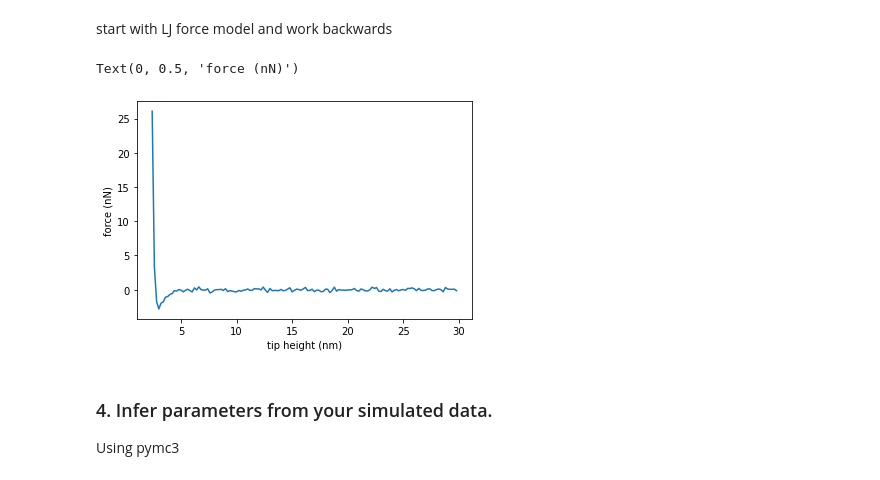
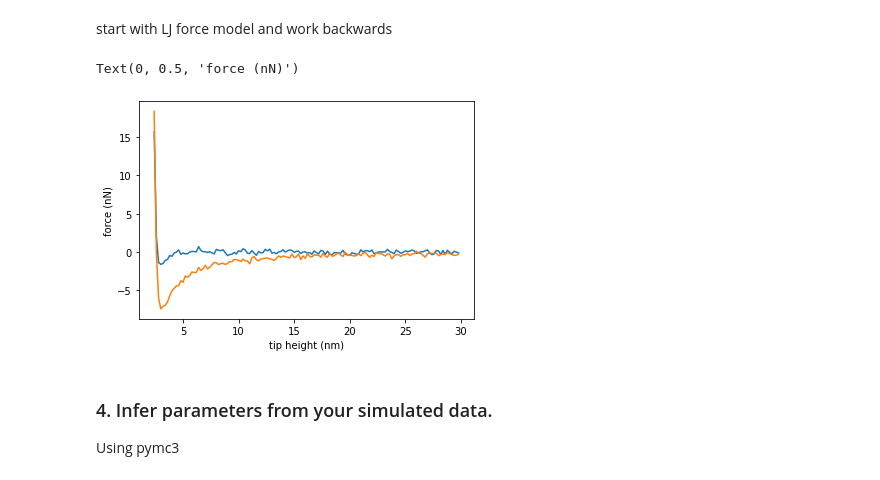
Before and after one commit to phys201/nc_AFM, a Jupyter notebook: LJ_vdw_M3.ipynb, the cells around one changed output. Drawn from its saved outputs; the diff is of its cells as text; code cells hidden in the pictures.

Commit message:
vdw M3
(new notebook) generated LJ repulsive + vdW force data using M3 for the vdW geometry. Works, but not well.

```diff
--- a/LJ_vdw_M3.ipynb
+++ b/LJ_vdw_M3.ipynb
@@ -84,31 +104,55 @@ z = np.arange(2.4, 30, 0.2) #nN
 # %%
 noise = 0.2 #nN
 # %%
-def simulate_data(epsilon, sigma, z):
+def simulate_data_LJ(epsilon, sigma, z):
 
-    perfect_data = 4*epsilon*(12*sigma**12/z**13 - 6*sigma**6/z**7)
+    perfect_data = 4*epsilon*(12*sigma**12/z**13-6*sigma**6/z**7)
 
     #add some noise
     data = perfect_data + scipy.stats.norm.rvs(loc=0, scale = noise, size = len(z))
 
     #I know this will create something ~ nN
     return data
+# %%
+def simulate_data_M3(epsilon, sigma, H, R, theta, z):
+
+    theta_rad = np.deg2rad(theta)
+
+    perfect_data = 4*epsilon*(12*sigma**12/z**13) - H/6*(R/z**2
+                                                         + R*(1-np.sin(theta_rad))/(z*(z+R*(1-np.sin(theta_rad))))
+                                                         + np.tan(theta_rad)**2/(z+R*(1-np.sin(theta_rad))))
+
+    #add some noise
+    data = perfect_data + scipy.stats.norm.rvs(loc=0, scale = noise, size = len(z))
+
+    #I know this will create something ~ nN
+    return data
 # %%
 ##### epsilon, the depth of the well, which I expect to be ~ nN
-eps = 2.6 #nV
+eps = 1.6 #nV
 
 #sigma LJ, 'size of particle', ~ 2 nm maybe?
 sLJ = 2.4  #nm
+
+# Hamaker const
+H = 27    #???
+
+# radius ~ 20 nm
+R = 15   #nm
+
+#angle
+theta = 45   #deg
 # %%
-plt.plot(z,simulate_data(eps, sLJ, z))
+plt.plot(z,simulate_data_LJ(eps, sLJ, z))
+plt.plot(z, simulate_data_M3(eps, sLJ, H,R,theta,z))
 
 
 plt.xlabel('tip height (nm)')
 plt.ylabel('force (nN)')
 
 #need to cut the range otherwise you can't see the feature
 #plt.ylim([-3,50]);
 # %% [output]
 Text(0, 0.5, 'force (nN)')
-[figure, old version]
+[figure, new version]
 # %%
```
Also changed, not shown: parts of 16 cells of this notebook, 1 other file.
